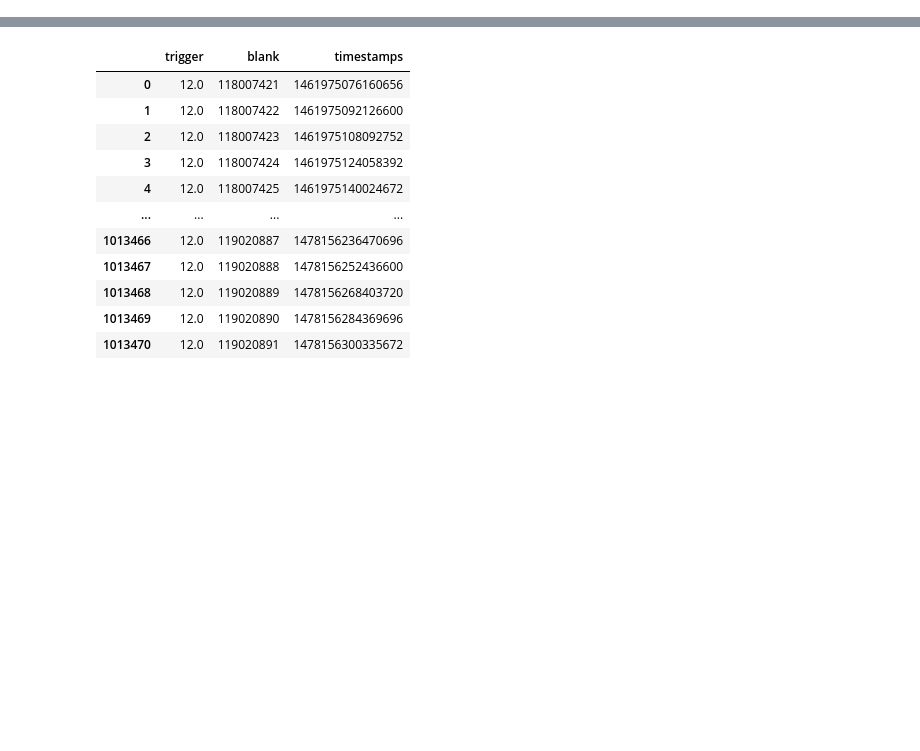
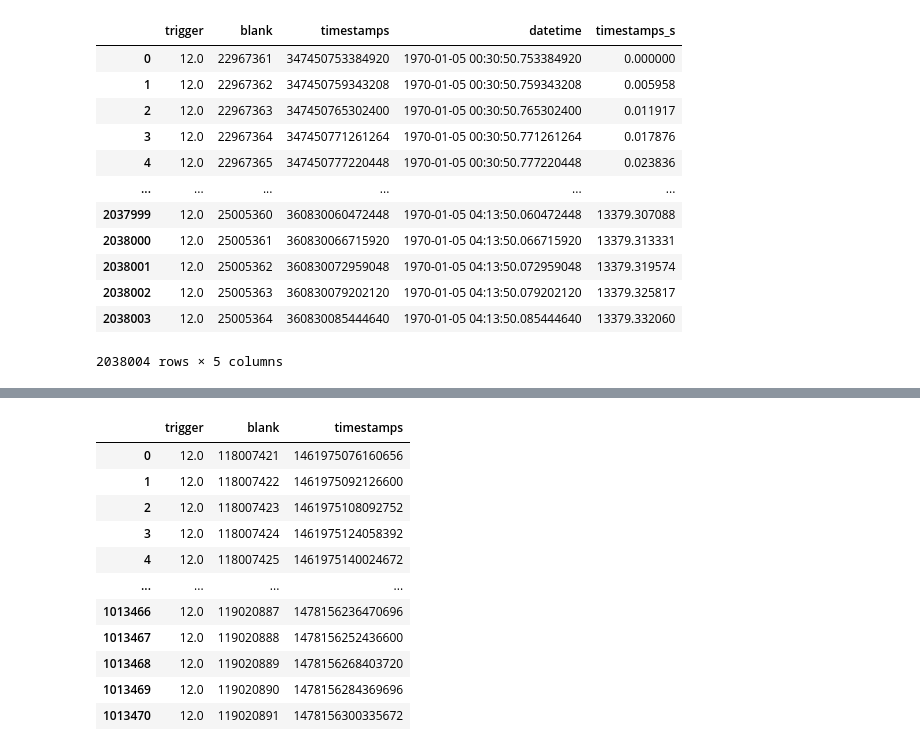
Before and after one commit to SainsburyWellcomeCentre/sequences_neuropixel_preprocess, a Jupyter notebook: split_video_files.ipynb, the cells around one changed output, grey strips where cells are left out. Cells and saved outputs as stored; diff of their text form; code cells hidden in the pictures; blank space fills up the shorter version.

```diff
--- a/split_video_files.ipynb
+++ b/split_video_files.ipynb
@@ -95,6 +98,7 @@ for mouse_file in os.listdir(base_path):
                 print(os.path.join(full_file, file))
                 # Camera_timestamps = pd.read_csv(os.path.join(full_file, file))
                 break
+    break
 
 Camera_timestamps = pd.read_csv(os.path.join(full_file, file))
 
@@ -107,7 +111,7 @@ else:
     Camera_timestamps.trigger = Camera_timestamps.trigger.astype(float)
 
 #check if timestmaps are reversed
-if Camera_timestamps.timestamps[1] - Camera_timestamps.timestamps[0] == 0:
+if int(Camera_timestamps.timestamps.astype(float)[1] - Camera_timestamps.timestamps.astype(float)[0]) == 0:
     Camera_timestamps = Camera_timestamps.rename(columns={'timestamps': 'blank', 'blank': 'timestamps'})
 
     # Convert timestamps to datetime
@@ -115,7 +119,7 @@ if Camera_timestamps.timestamps[1] - Camera_timestamps.timestamps[0] == 0:
 
     Camera_timestamps['timestamps_s'] = (Camera_timestamps.datetime - Camera_timestamps.datetime[0]).dt.total_seconds()
 
-else:
+# else:
 
     ### do unclcying thingy
 
@@ -147,0 +194,35 @@ Z:\projects\sequence_squad\revision_data\lars_recordings\video\\seq008\seq008__2
+# %%
+Camera_timestamps = pd.read_csv(os.path.join(full_file, file))
+
+if len(Camera_timestamps.columns) > 1:
+    Camera_timestamps.columns = ['trigger', 'timestamps', 'blank']
+    Camera_timestamps.trigger = Camera_timestamps.trigger.astype(float)
+else:
+    Camera_timestamps[['trigger', 'timestamps', 'blank']] = Camera_timestamps.iloc[:, 0].str.split(expand=True)
+    Camera_timestamps.drop(Camera_timestamps.columns[0], axis=1, inplace=True)
+    Camera_timestamps.trigger = Camera_timestamps.trigger.astype(float)
+
+#check if timestmaps are reversed
+if Camera_timestamps.timestamps[1] - Camera_timestamps.timestamps[0] == 1:
+    Camera_timestamps = Camera_timestamps.rename(columns={'timestamps': 'blank', 'blank': 'timestamps'})
+
+    # Convert timestamps to datetime
+    Camera_timestamps['datetime'] = pd.to_datetime(Camera_timestamps['timestamps'], unit='ns')
+
+    Camera_timestamps['timestamps_s'] = (Camera_timestamps.datetime - Camera_timestamps.datetime[0]).dt.total_seconds()
+# %%
+Camera_timestamps
+# %% [output]
+|  | trigger | blank | timestamps | datetime | timestamps_s |
+| 0 | 12.0 | 22967361 | 347450753384920 | 1970-01-05 00:30:50.753384920 | 0.000000 |
+| 1 | 12.0 | 22967362 | 347450759343208 | 1970-01-05 00:30:50.759343208 | 0.005958 |
+| 2 | 12.0 | 22967363 | 347450765302400 | 1970-01-05 00:30:50.765302400 | 0.011917 |
+| 3 | 12.0 | 22967364 | 347450771261264 | 1970-01-05 00:30:50.771261264 | 0.017876 |
+| 4 | 12.0 | 22967365 | 347450777220448 | 1970-01-05 00:30:50.777220448 | 0.023836 |
+| ... | ... | ... | ... | ... | ... |
+| 2037999 | 12.0 | 25005360 | 360830060472448 | 1970-01-05 04:13:50.060472448 | 13379.307088 |
+| 2038000 | 12.0 | 25005361 | 360830066715920 | 1970-01-05 04:13:50.066715920 | 13379.313331 |
+| 2038001 | 12.0 | 25005362 | 360830072959048 | 1970-01-05 04:13:50.072959048 | 13379.319574 |
+| 2038002 | 12.0 | 25005363 | 360830079202120 | 1970-01-05 04:13:50.079202120 | 13379.325817 |
+| 2038003 | 12.0 | 25005364 | 360830085444640 | 1970-01-05 04:13:50.085444640 | 13379.332060 |
+2038004 rows × 5 columns
```
Also changed, not shown: parts of 14 cells of this notebook.
